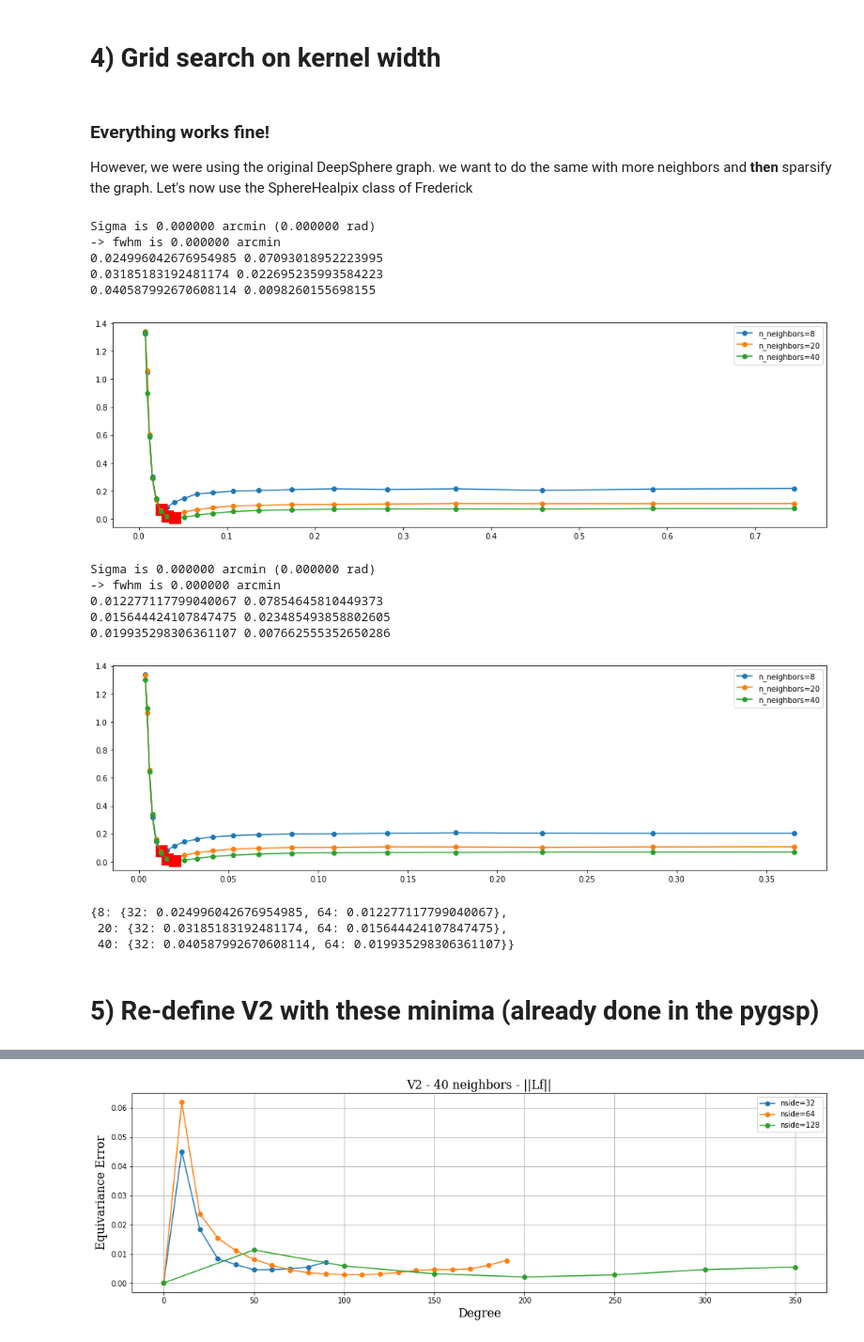
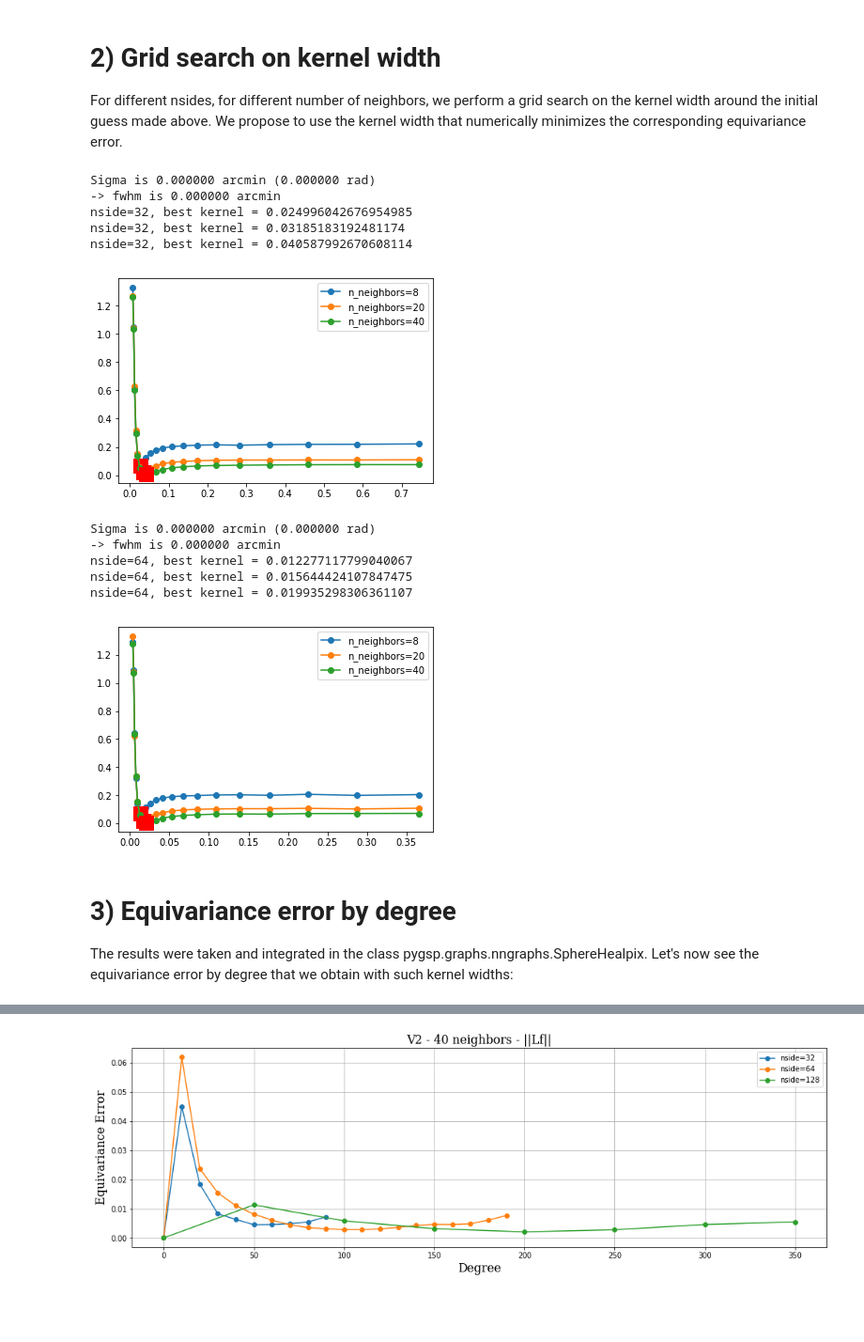
Before and after one commit to MartMilani/PDM, a Jupyter notebook: codes/08._paper/HEALPix_equivariance_error.ipynb, the cells around one changed output, grey strips where cells are left out. Shown at 94% size. Saved outputs shown, nothing was run; the diff lists cells and outputs as text; code cells hidden in the pictures; blank space fills up the shorter version.

```diff
--- a/codes/08._paper/HEALPix_equivariance_error.ipynb
+++ b/codes/08._paper/HEALPix_equivariance_error.ipynb
@@ -30,12 +35,13 @@ def kernel(distances, t):
         return weights, np.min(weights)
 
 
-for nside in 2**np.arange(3,9):
+for nside in 2**np.arange(3,8):
     sphere = SphereHealpix(nside=nside, n_neighbors=50, kernel_width=opt_std[nside])
     weights, m = kernel(sphere.distances, opt_std[nside])
-    print(m)
     npix = 12*nside**2
     nbins=10
     plt.hist(weights, bins=nbins, weights=np.ones(len(weights))/npix);
+    plt.title("nside = {}, average distribution of weights per node".format(nside))
     plt.show()
+    print("nside={}, minimum non-null weight: {}".format(nside, m))
 # %% [output]
@@ -53,0 +58,3 @@ for nside in 2**np.arange(3,9):
+# %% [markdown]
+# 2) Grid search on kernel width
+For different nsides, for different number of neighbors, we perform a grid search on the kernel width around the initial guess made above. We propose to use the kernel width that numerically minimizes the corresponding equivariance error.
@@ -62,6 +77,7 @@ degree_step = {
 }
 
 class HiddenPrints:
+    """Necessary since healpy prints a lot of useless stuff"""
     def __enter__(self):
         self._original_stdout = sys.stdout
         sys.stdout = None
@@ -127,14 +138,12 @@ def equivariance_error(max_iter, _filter, lmax, nside, degree=None):
     return np.mean(norm)
 # %%
 nsides = [32, 64]#, 128, 256, 512]# 1024]
+neighbors_list = [8, 20, 40]
+equiv_error = dict()
+opt = dict()
+for n_neighbors in neighbors_list:
+    opt[n_neighbors] = dict()
-# %% [markdown]
-# 4) Grid search on kernel width
-# %% [markdown]
-### Everything works fine!
-However, we were using the original DeepSphere graph. we want to do the same with more neighbors and __then__ sparsify the graph. Let's now use the SphereHealpix class of Frederick
 # %%
-equiv_error = dict()
-
 for nside in nsides:
     equiv_error[nside] = dict()
 
@@ -155,40 +164,41 @@ for nside in nsides:
 
         equiv_error[nside][n_neighbors] = np.empty(len(kernels))
         for i, kernel_width in enumerate(kernels):
 
             sphere = SphereHealpix(nside=nside, nest=True, n_neighbors=n_neighbors, lap_type='combinatorial', kernel_width=kernel_width)
             # WARNING: healpix graph is in NEST ordering
             HKGL_filter = sphere.L
 
             def diffuse_HKGL(x):
                 """x is in NEST order, must return result in NEST order"""
                 return HKGL_filter@x
 
             with HiddenPrints():
                 equiv_error[nside][n_neighbors][i] = _equivariance_error(hmap, 5, diffuse_HKGL, lmax, nside);
 
             del(sphere)
 
         plt.plot(kernels, equiv_error[nside][n_neighbors], 'o-', label="n_neighbors={}".format(n_neighbors))
         j = np.argmin(equiv_error[nside][n_neighbors])
         plt.plot(kernels[j], equiv_error[nside][n_neighbors][j], 'rs', markersize=15)
         plt.legend()
         print("nside={}, best kernel = {}".format(nside,kernels[j]))
+        opt[n_neighbors][nside] = kernels[j] # the dictionary "opt" contains the minima we were looking for!
     plt.show()
 
 #filename = "new_normalisation_grid_search.pickle"
 #filehandler = open(filename, 'wb')
 #pickle.dump(equiv_error, filehandler)
 # %% [output]
 Sigma is 0.000000 arcmin (0.000000 rad)
 -> fwhm is 0.000000 arcmin
-0.024996042676954985 0.07093018952223995
-0.03185183192481174 0.022695235993584223
-0.040587992670608114 0.0098260155698155
+nside=32, best kernel = 0.024996042676954985
+nside=32, best kernel = 0.03185183192481174
+nside=32, best kernel = 0.040587992670608114
-[figure, old version]
+[figure, new version]
 Sigma is 0.000000 arcmin (0.000000 rad)
 -> fwhm is 0.000000 arcmin
-0.012277117799040067 0.07854645810449373
-0.015644424107847475 0.023485493858802605
-0.019935298306361107 0.007662555352650286
+nside=64, best kernel = 0.012277117799040067
+nside=64, best kernel = 0.015644424107847475
+nside=64, best kernel = 0.019935298306361107
-[figure, old version]
+[figure, new version]
@@ -216,11 +205,6 @@ for n_neighbors in [8, 20, 40]:
-# %%
-opt
-# %% [output]
-{8: {32: 0.024996042676954985, 64: 0.012277117799040067},
- 20: {32: 0.03185183192481174, 64: 0.015644424107847475},
- 40: {32: 0.040587992670608114, 64: 0.019935298306361107}}
-# %% [markdown]
-# 5) Re-define V2 with these minima (already done in the pygsp)
+# %% [markdown]
+# 3) Equivariance error by degree
+The results were taken and integrated in the class pygsp.graphs.nngraphs.SphereHealpix. Let's now see the equivariance error by degree that we obtain with such kernel widths:
 # %%
 def plot_equivariance_error_by_degree(graph='V1', nsides = [32, 64, 128], n_neighbors=None, save=False, title='Equivariance Error'):
     equiv_error = dict()
```
Also changed, not shown: parts of 28 cells of this notebook.
